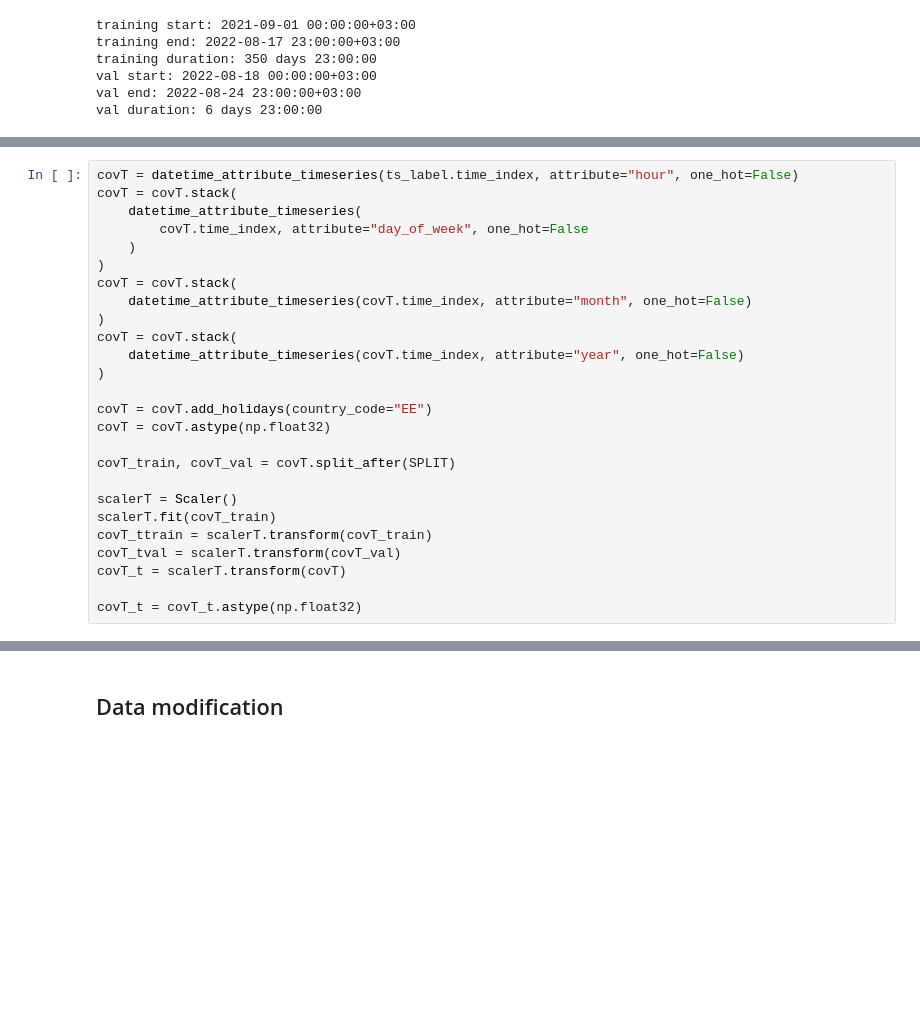
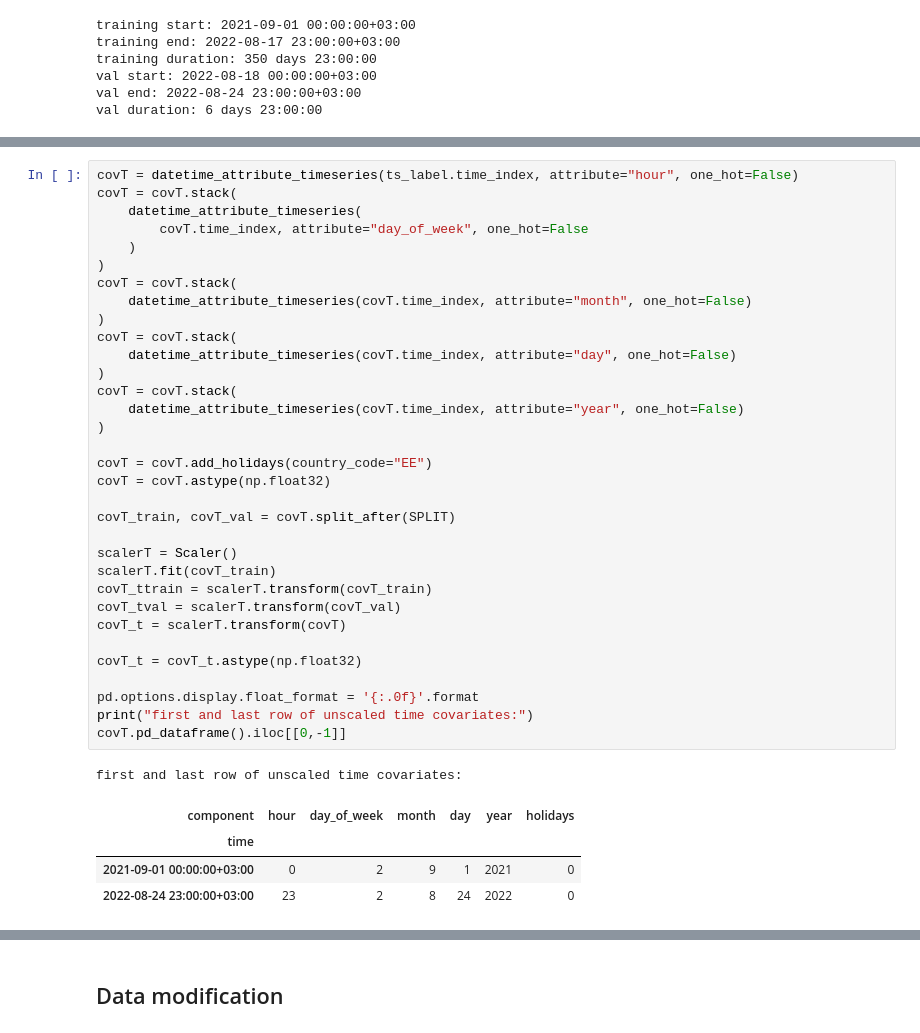
Before and after one commit to Kairixir/ml-tartu-electricity-prediciton, a Jupyter notebook: ML_Project.ipynb, the cells around one changed output, grey strips where cells are left out. Saved outputs shown, nothing was run; the diff lists cells and outputs as text; blank space fills up the shorter version.

```diff
--- a/ML_Project.ipynb
+++ b/ML_Project.ipynb
@@ -686,29 +695,42 @@ val duration: 6 days 23:00:00
 # %%
 covT = datetime_attribute_timeseries(ts_label.time_index, attribute="hour", one_hot=False)
 covT = covT.stack(
     datetime_attribute_timeseries(
         covT.time_index, attribute="day_of_week", one_hot=False
     )
 )
 covT = covT.stack(
     datetime_attribute_timeseries(covT.time_index, attribute="month", one_hot=False)
+)
+covT = covT.stack(
+    datetime_attribute_timeseries(covT.time_index, attribute="day", one_hot=False)
 )
 covT = covT.stack(
     datetime_attribute_timeseries(covT.time_index, attribute="year", one_hot=False)
 )
 
 covT = covT.add_holidays(country_code="EE")
 covT = covT.astype(np.float32)
 
 covT_train, covT_val = covT.split_after(SPLIT)
 
 scalerT = Scaler()
 scalerT.fit(covT_train)
 covT_ttrain = scalerT.transform(covT_train)
 covT_tval = scalerT.transform(covT_val)
 covT_t = scalerT.transform(covT)
 
 covT_t = covT_t.astype(np.float32)
+
+pd.options.display.float_format = '{:.0f}'.format
+print("first and last row of unscaled time covariates:")
+covT.pd_dataframe().iloc[[0,-1]]
+# %% [output]
+first and last row of unscaled time covariates:
+| component | hour | day_of_week | month | day | year | holidays |
+| time |  |  |  |  |  |  |
+| 2021-09-01 00:00:00+03:00 | 0 | 2 | 9 | 1 | 2021 | 0 |
+| 2022-08-24 23:00:00+03:00 | 23 | 2 | 8 | 24 | 2022 | 0 |
 # %%
 # combine feature and time covariates along component dimension: axis=1
 ts_cov = ts_covF.concatenate(covT.slice_intersect(ts_covF), axis=1)   # unscaled F+T
```
Also changed, not shown: parts of 29 cells of this notebook.
